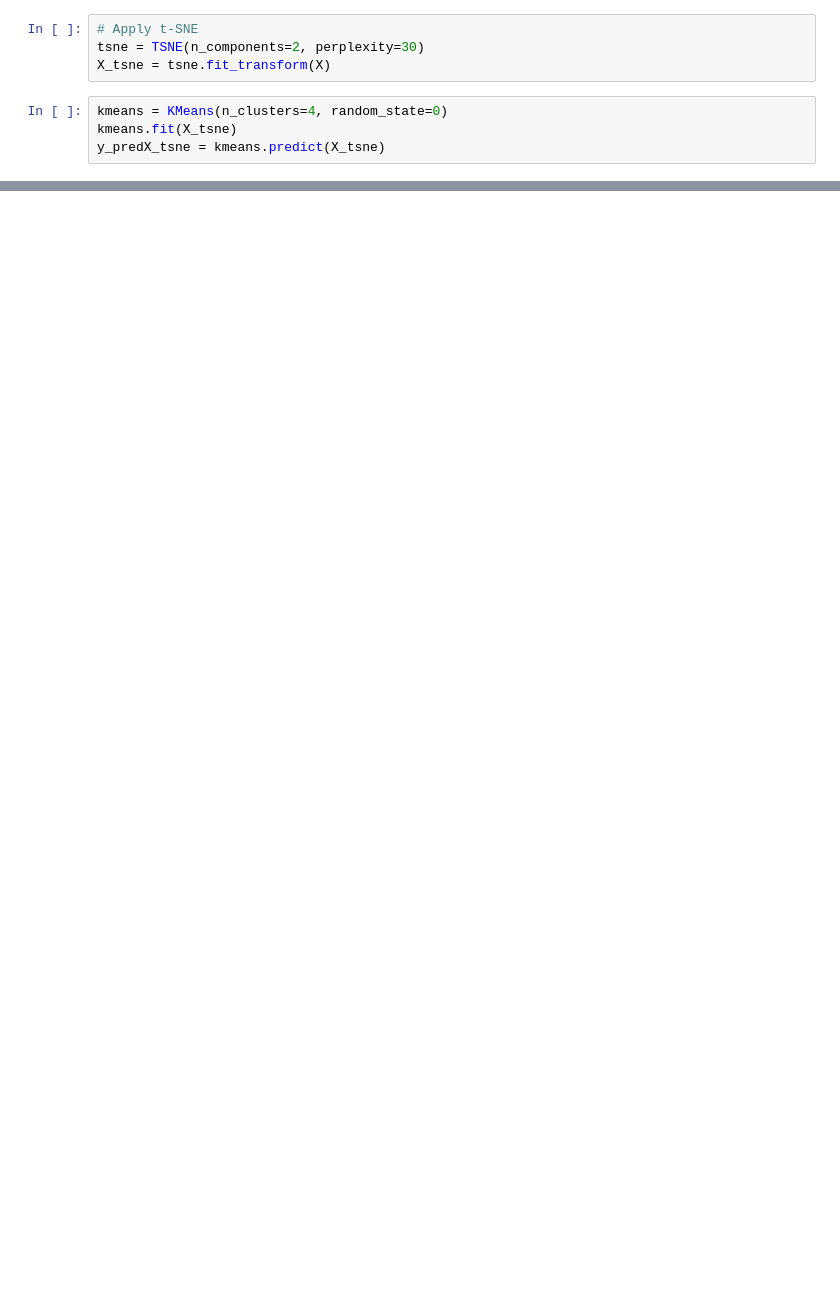
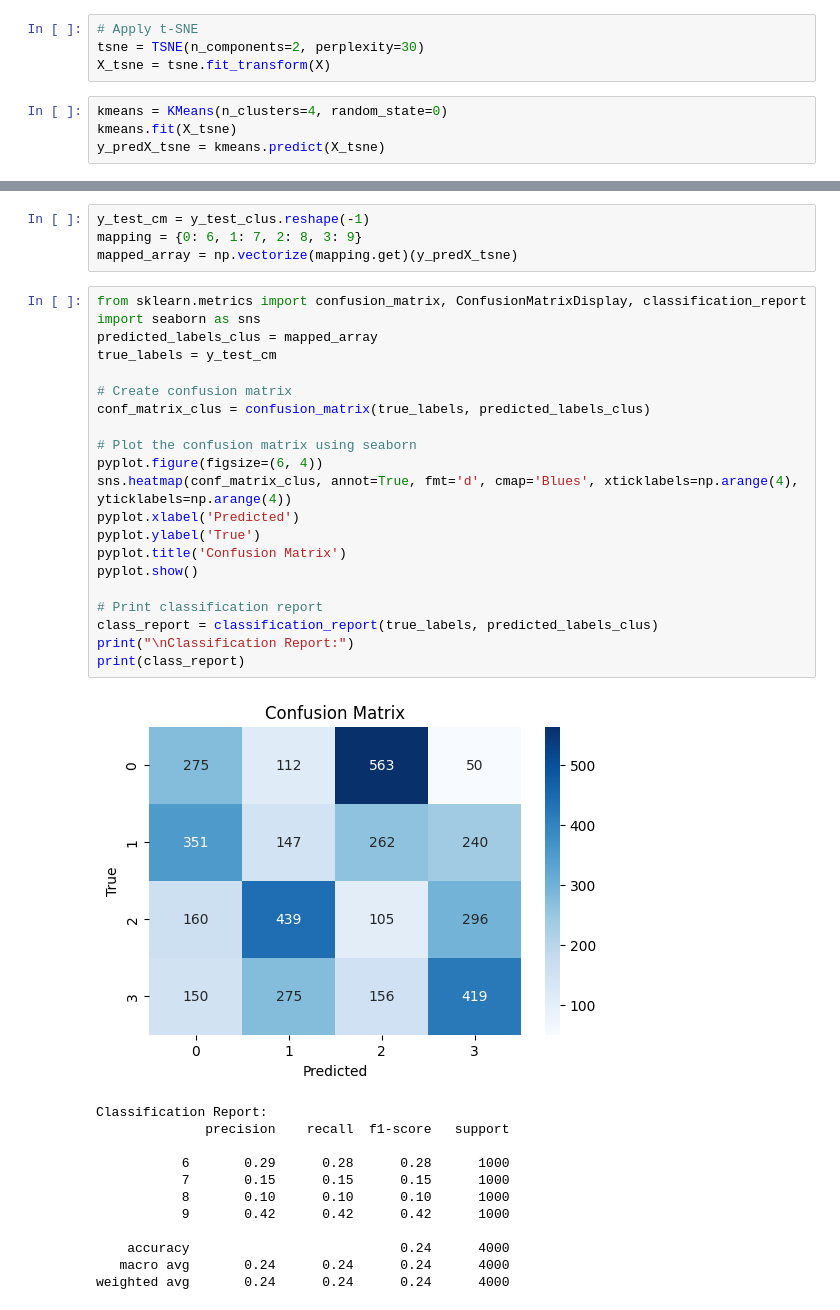
Before and after one commit to Volks44/Proj_Lab1, a Jupyter notebook: 2_RestNet50_&_KMeans.ipynb, the cells around one changed output, grey strips where cells are left out. Saved outputs shown, nothing was run; the diff lists cells and outputs as text; blank space fills up the shorter version.

```diff
--- a/2_RestNet50_&_KMeans.ipynb
+++ b/2_RestNet50_&_KMeans.ipynb
@@ -238,0 +279,38 @@ pyplot.show()
+# %%
+y_test_cm = y_test_clus.reshape(-1)
+mapping = {0: 6, 1: 7, 2: 8, 3: 9}
+mapped_array = np.vectorize(mapping.get)(y_predX_tsne)
+# %%
+from sklearn.metrics import confusion_matrix, ConfusionMatrixDisplay, classification_report
+import seaborn as sns
+predicted_labels_clus = mapped_array
+true_labels = y_test_cm
+
+# Create confusion matrix
+conf_matrix_clus = confusion_matrix(true_labels, predicted_labels_clus)
+
+# Plot the confusion matrix using seaborn
+pyplot.figure(figsize=(6, 4))
+sns.heatmap(conf_matrix_clus, annot=True, fmt='d', cmap='Blues', xticklabels=np.arange(4), yticklabels=np.arange(4))
+pyplot.xlabel('Predicted')
+pyplot.ylabel('True')
+pyplot.title('Confusion Matrix')
+pyplot.show()
+
+# Print classification report
+class_report = classification_report(true_labels, predicted_labels_clus)
+print("\nClassification Report:")
+print(class_report)
+# %% [output]
+[figure, added]
+Classification Report:
+              precision    recall  f1-score   support
+
+           6       0.29      0.28      0.28      1000
+           7       0.15      0.15      0.15      1000
+           8       0.10      0.10      0.10      1000
+           9       0.42      0.42      0.42      1000
+
+    accuracy                           0.24      4000
+   macro avg       0.24      0.24      0.24      4000
+weighted avg       0.24      0.24      0.24      4000
```
Also changed, not shown: parts of 10 cells of this notebook.
